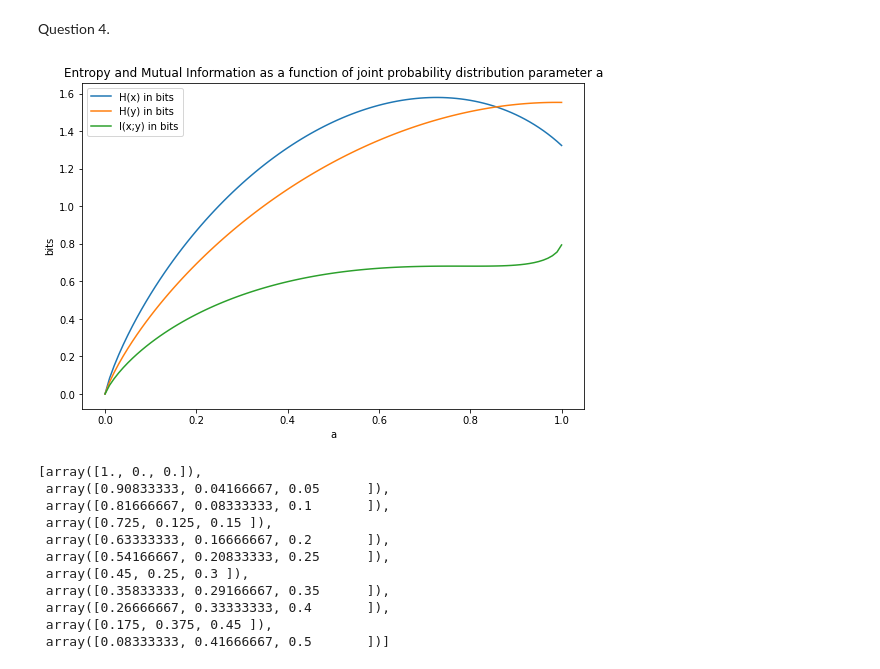
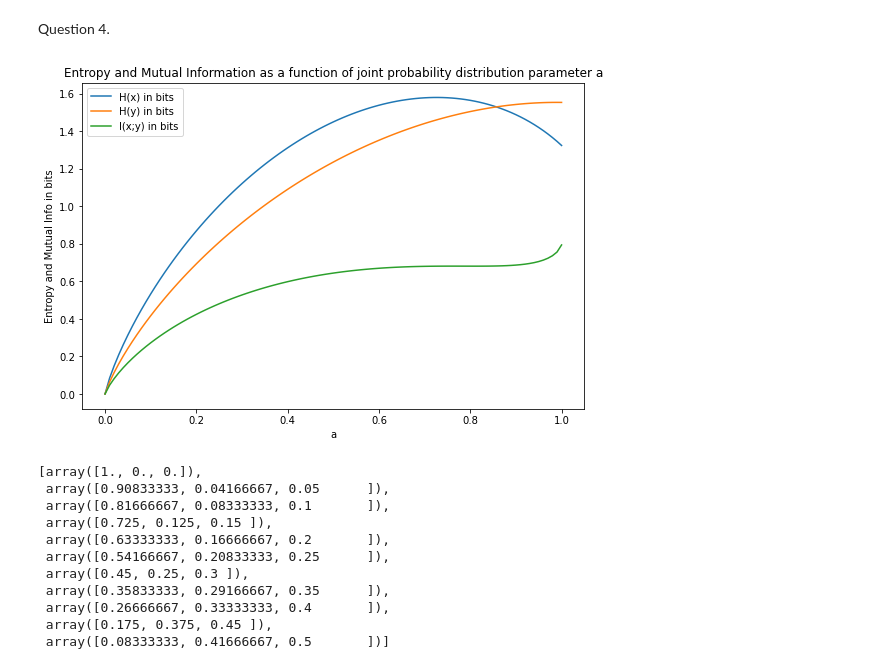
Before and after one commit to IsisChameleon/CSYS5030, a Jupyter notebook: Assignment1.ipynb, the cells around one changed output. Saved outputs shown, nothing was run; the diff lists cells and outputs as text; code cells hidden in the pictures.

```diff
--- a/Assignment1.ipynb
+++ b/Assignment1.ipynb
@@ -123,35 +168,35 @@ from week1 import entropy, mutualInformation, marginalX, marginalY, jointEntropy
 def getJointProbabilities(a):
     # !! X = in rows
     #    Y = in columns
     # !! using the transpose of the exercise matrix:
     #  1-a , 0, a/12
     #  a/3, a/12, 0
     #  0,   a/3, a/6
     return np.array([[1-a, 0, a/12],[a/3, a/12, 0],[0, a/3, a/6]])
 
 As = np.linspace(0, 1, num=101)
 
 ps = [ getJointProbabilities(a) for a in As ]
 
 Hxs = [entropy(marginalX(p)) for p in ps]
 Hys = [entropy(marginalY(p)) for p in ps]
 Ixys = [mutualInformation(p)  for p in ps]
 Hxys = [jointEntropy(p) for p in ps]
 
 fig, axs = plt.subplots(1, 1, figsize=(9, 6))
 axs.plot(As, Hxs, label='H(x) in bits')
 axs.plot(As, Hys, label='H(y) in bits')
 axs.plot(As, Ixys, label='I(x;y) in bits')
 #axs.plot(As, Hxys, label='H(x,y) in bits')
 #axs.plot(As, list(np.array(Hxs) + np.array(Hys)), label='H(x) + H(y) in bits')
 #axs.plot(As, list(np.array(Hxs) + np.array(Hys) - np.array(Hxys)), label='H(x) + H(y) - H(x,y) in bits')
 axs.set_title('Entropy and Mutual Information as a function of joint probability distribution parameter a')
 axs.set_xlabel('a')
-axs.set_ylabel('bits')
+axs.set_ylabel('Entropy and Mutual Info in bits')
 plt.legend()
 plt.show()
 # %% [output]
-[figure, old version]
+[figure, new version]
 # %%
 [marginalY(p) for p in ps[slice(0, None, 10)]]
 # %% [output]
```
Also changed, not shown: parts of 15 cells of this notebook, 6 other files.
